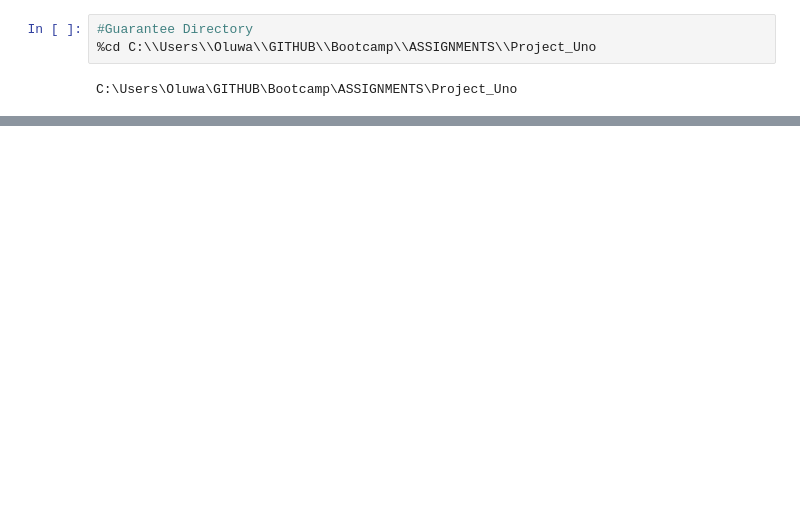
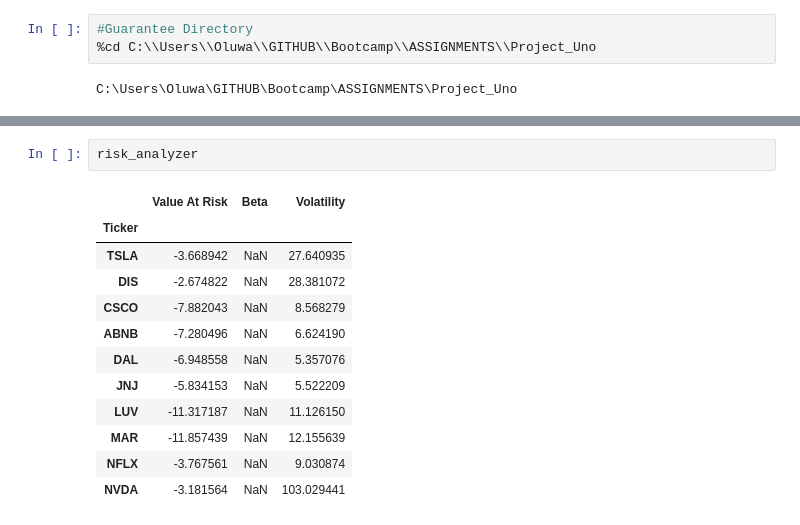
Before and after one commit to Texuhport/Stock-Market-Denoiser, a Jupyter notebook: Final Visualization.ipynb, the cells around one changed output, grey strips where cells are left out. Saved outputs shown, nothing was run; the diff lists cells and outputs as text; blank space fills up the shorter version.

```diff
--- a/Final Visualization.ipynb
+++ b/Final Visualization.ipynb
@@ -122,0 +84,15 @@ Stored 'world_stock_df' (DataFrame)
+# %%
+risk_analyzer
+# %% [output]
+|  | Value At Risk | Beta | Volatility |
+| Ticker |  |  |  |
+| TSLA | -3.668942 | NaN | 27.640935 |
+| DIS | -2.674822 | NaN | 28.381072 |
+| CSCO | -7.882043 | NaN | 8.568279 |
+| ABNB | -7.280496 | NaN | 6.624190 |
+| DAL | -6.948558 | NaN | 5.357076 |
+| JNJ | -5.834153 | NaN | 5.522209 |
+| LUV | -11.317187 | NaN | 11.126150 |
+| MAR | -11.857439 | NaN | 12.155639 |
+| NFLX | -3.767561 | NaN | 9.030874 |
+| NVDA | -3.181564 | NaN | 103.029441 |
```
Also changed, not shown: parts of 6 cells of this notebook, 4 other files.
